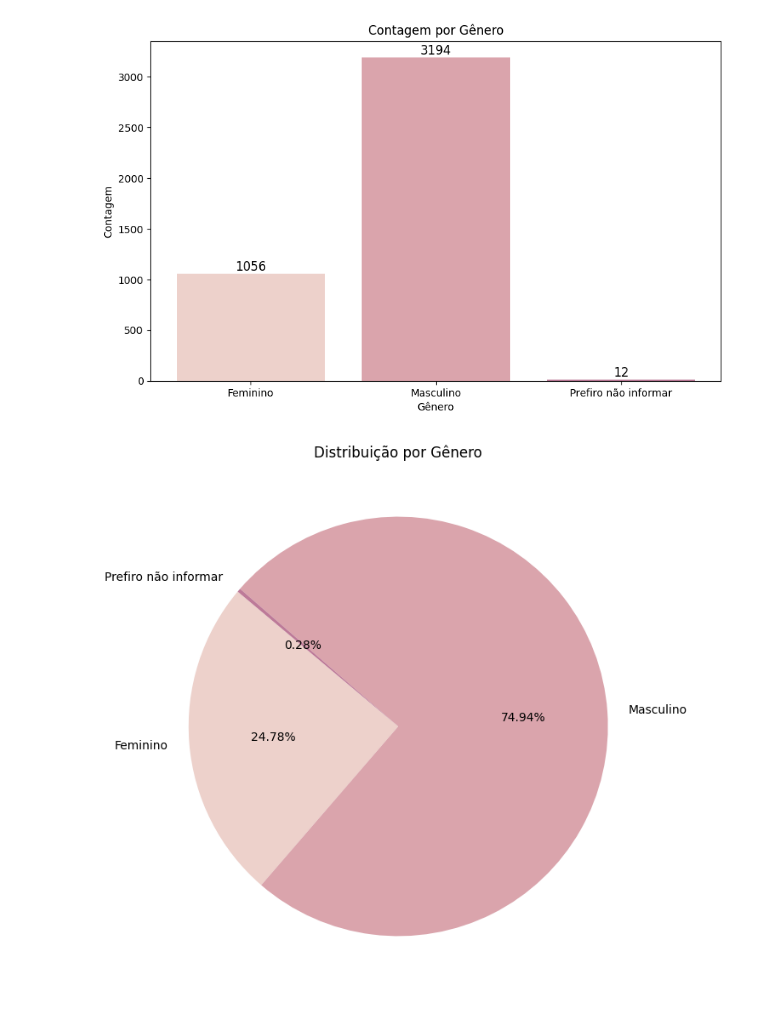
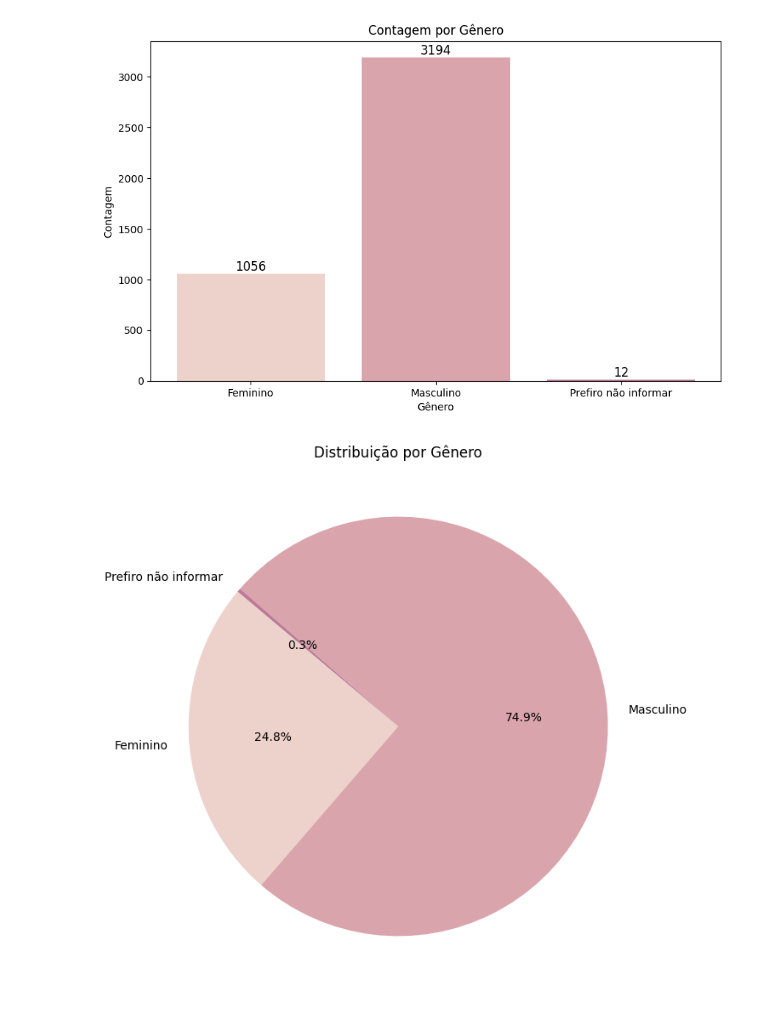
Before and after one commit to mariah-moreira/projeto_grupo_2, a Jupyter notebook: projeto_data_tech.ipynb, the cells around one changed output. Drawn from its saved outputs; the diff is of its cells as text; code cells hidden in the pictures.

```diff
--- a/projeto_data_tech.ipynb
+++ b/projeto_data_tech.ipynb
@@ -16,0 +12,4 @@ dados = dados.drop(dados.columns[0], axis=1) #retirei a coluna ID
+# %%
+# Função que cria data frames com base em índices de colunas
+def cria_df(lista):
+    return dados[dados.columns[lista[0]:lista[1]]].copy()
@@ -17,12 +30,8 @@ dados = dados.drop(dados.columns[0], axis=1) #retirei a coluna ID
 # %%
-colunas_copiar1 = list(range(16))
-df_demografico1 = dados.iloc[:,colunas_copiar1].copy()
-
-df_demografico1 = df_demografico1.drop(df_demografico1.columns[5], axis=1)
-df_demografico1 = df_demografico1.drop(df_demografico1.columns[5], axis=1)
-
+df_demografico1 = cria_df([0, 16])
+df_demografico1 = df_demografico1.drop(df_demografico1.columns[5], axis=1) #dropando colunas de resposta aberta
+df_demografico1 = df_demografico1.drop(df_demografico1.columns[5], axis=1) #dropando colunas de resposta aberta
 df_demografico1.columns
-#print(df_demografico)
 # %% [output]
 Index(['('P1_a ', 'Idade')', '('P1_a_1 ', 'Faixa idade')',
        '('P1_b ', 'Genero')', '('P1_c ', 'Cor/raca/etnia')',
@@ -35,8 +44,8 @@ Index(['('P1_a ', 'Idade')', '('P1_a_1 ', 'Faixa idade')',
       dtype='object')
 # %%
 novos_nomes1 = ['Idade','Faixa_idade','Genero','Cor_raca_etnia','PCD','vive_no_brasil','Estado_onde_mora','uf_onde_mora','Regiao_onde_mora','Mudou_de_Estado?','Regiao_de_origem','Nivel_de_Ensino','Área_de_Formação','Qual_sua_situação_atual_de_trabalho?']
-nomes_ajustado1 = [nome.lower() for nome in novos_nomes1]
-df_demografico1.columns = nomes_ajustado1
+
+renomeia_coluna_df(df_demografico1,novos_nomes1)
 df_demografico1.head()
 # %% [output]
 |  | idade | faixa_idade | genero | cor_raca_etnia | pcd | vive_no_brasil | estado_onde_mora | ... |
@@ -235,25 +247,24 @@ plt.show()
 # %%
 # Calcular a contagem de cada categoria na coluna 'genero'
 grupo_genero = df_demografico1.groupby("genero")["idade"].count()
 
 # Configurar o gráfico de pizza
 plt.figure(figsize=(8, 8))
-wedges, texts, autotexts = plt.pie(grupo_genero, labels=grupo_genero.index, autopct='%1.2f%%', startangle=140, colors=sns.cubehelix_palette())
+wedges, texts, autotexts = plt.pie(grupo_genero, labels=grupo_genero.index, autopct='%1.1f%%', startangle=140, colors=sns.cubehelix_palette())
 
 # Adicionar título
 plt.title("Distribuição por Gênero")
 
 # Adicionar os números absolutos nas bordas das fatias
 for i, (wedge, label) in enumerate(zip(wedges, grupo_genero.index)):
     angle = (wedge.theta2 - wedge.theta1) / 2. + wedge.theta1
     x = 0.5 * wedge.r * np.cos(np.deg2rad(angle))
     y = 0.5 * wedge.r * np.sin(np.deg2rad(angle))
     #plt.text(x, y, f"{grupo_genero[label]}", ha='center', va='center', color='white', fontsize=12, fontweight='bold')
 
-# Mostrar o gráfico
 plt.show()
 # %% [output]
-[figure, old version]
+[figure, new version]
 # %%
 # Calcular a contagem de cada categoria na coluna 'cor_raca_etnia'
 contagem_cor_raca = df_demografico1["cor_raca_etnia"].value_counts()
```
Also changed, not shown: parts of 20 cells of this notebook.
